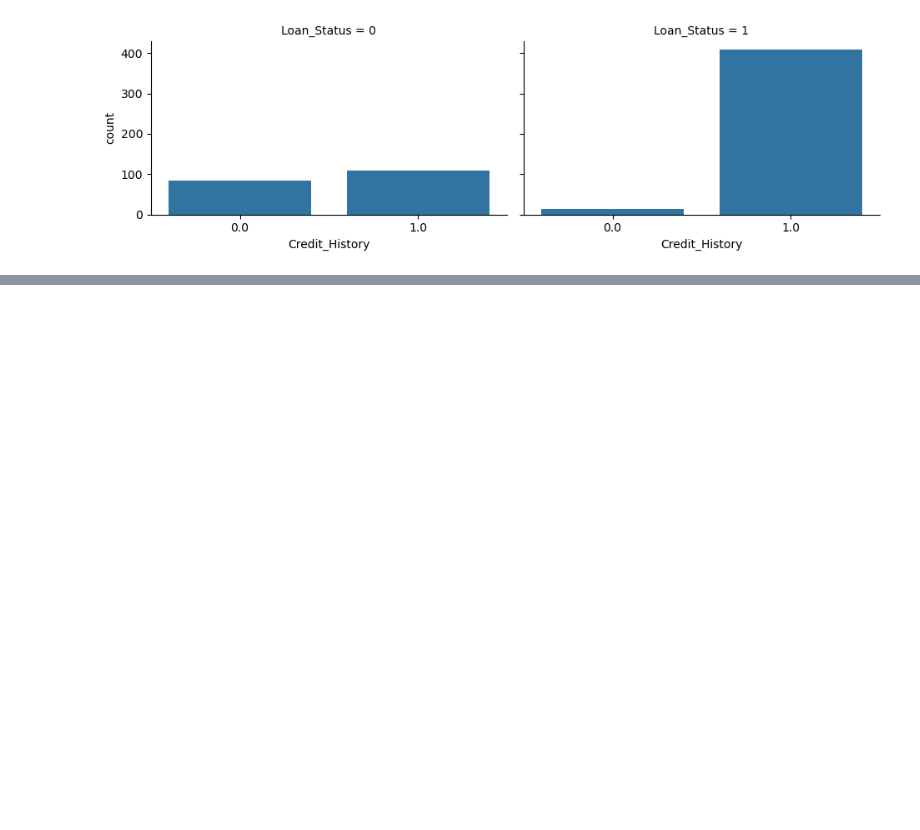
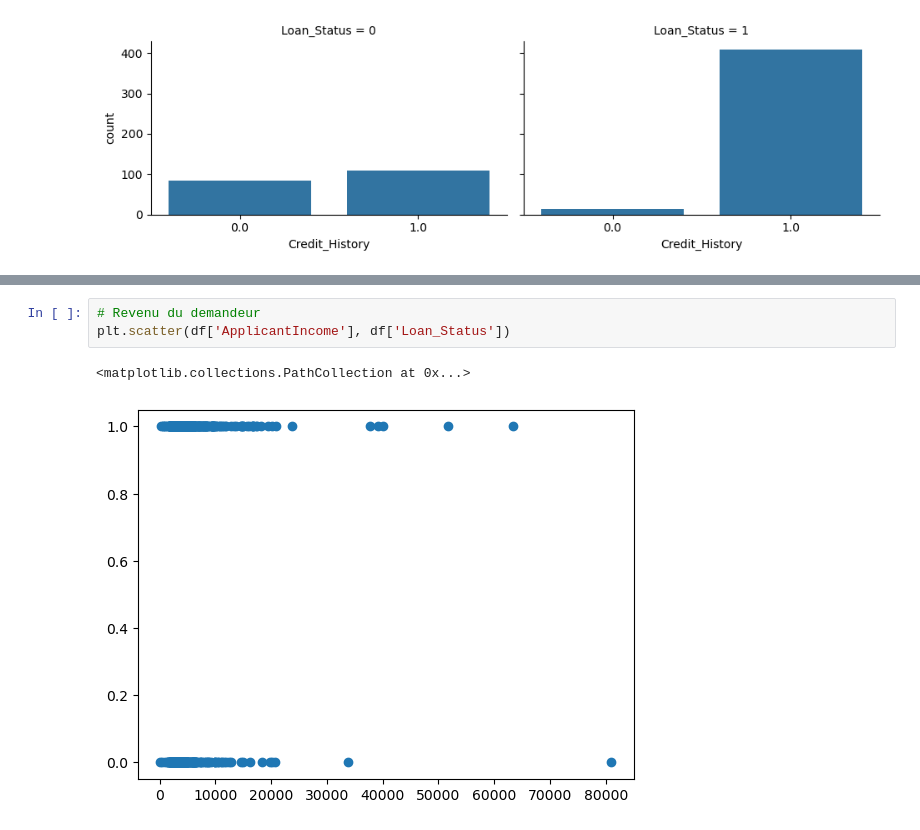
Before and after one commit to franklinlemaire/credit_ML, a Jupyter notebook: credit_model.ipynb, the cells around one changed output, grey strips where cells are left out. Saved outputs shown, nothing was run; the diff lists cells and outputs as text; blank space fills up the shorter version.

```diff
--- a/credit_model.ipynb
+++ b/credit_model.ipynb
@@ -316,0 +336,6 @@ grid.map(sns.countplot, 'Gender')
+# %%
+# Revenu du demandeur
+plt.scatter(df['ApplicantIncome'], df['Loan_Status'])
+# %% [output]
+<matplotlib.collections.PathCollection at 0x...>
+[figure, added]
```
Also changed, not shown: parts of 13 cells of this notebook.
